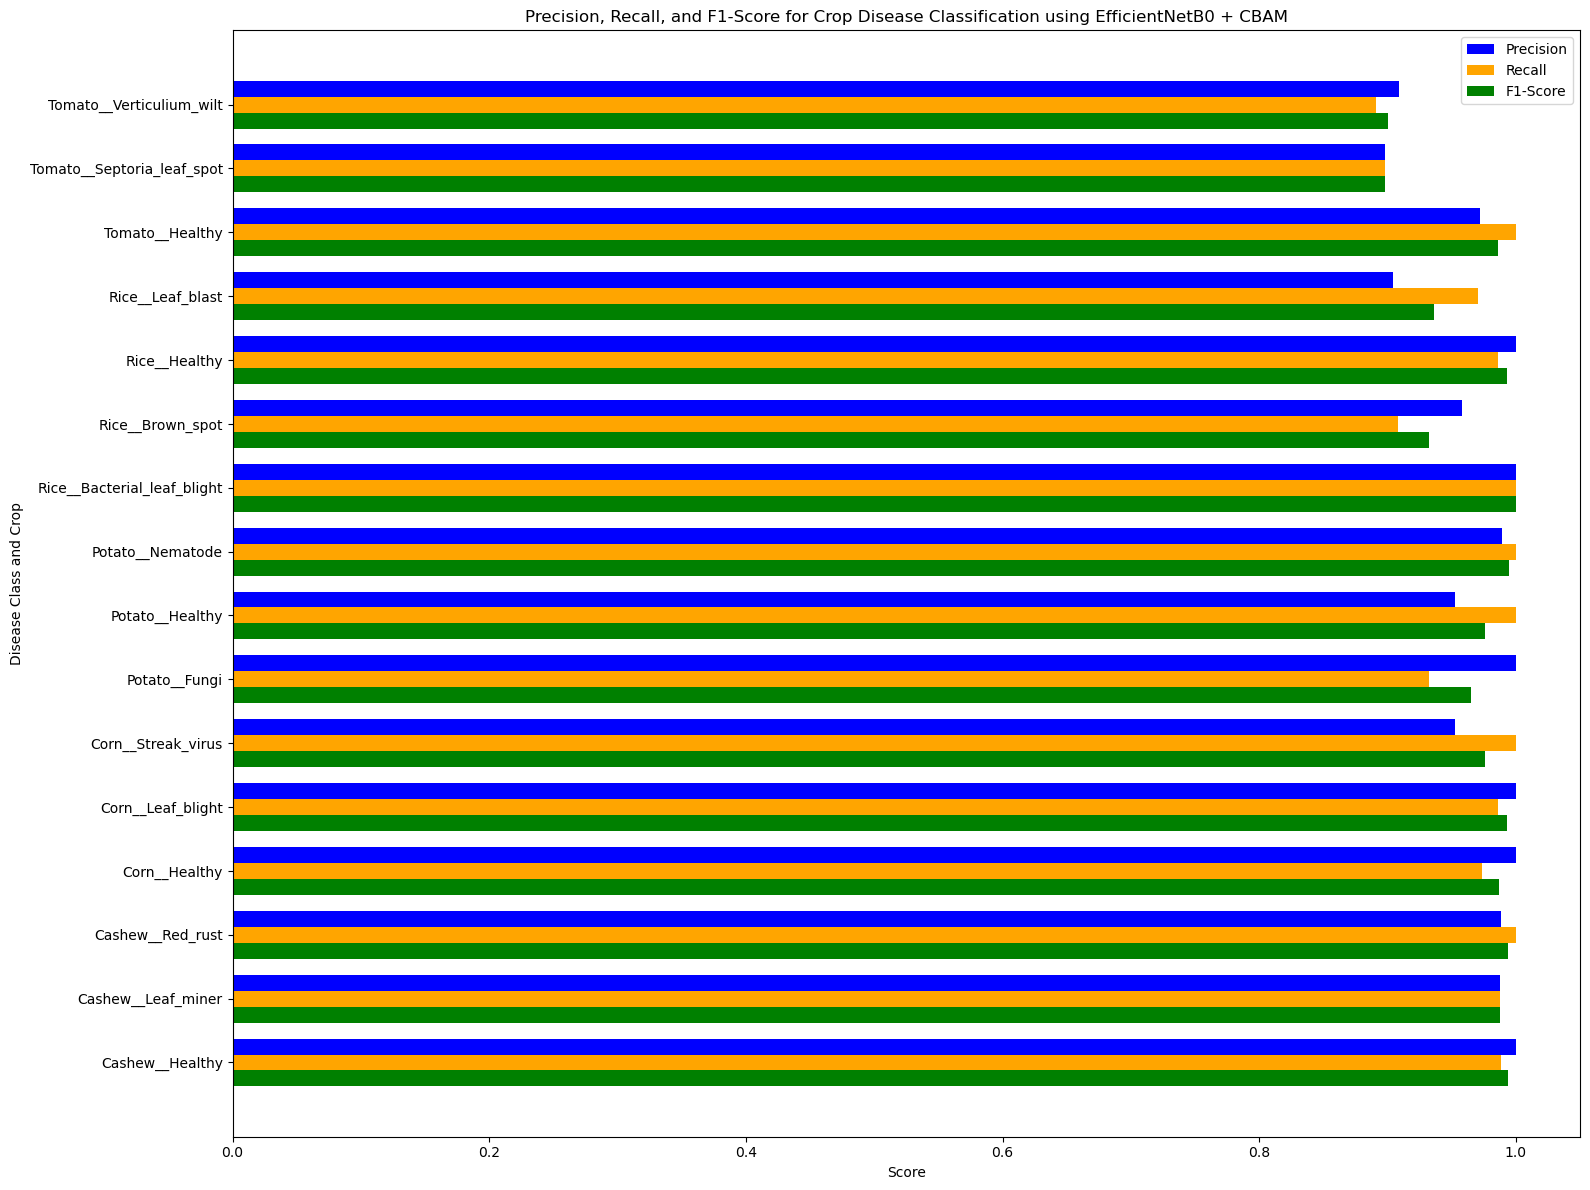
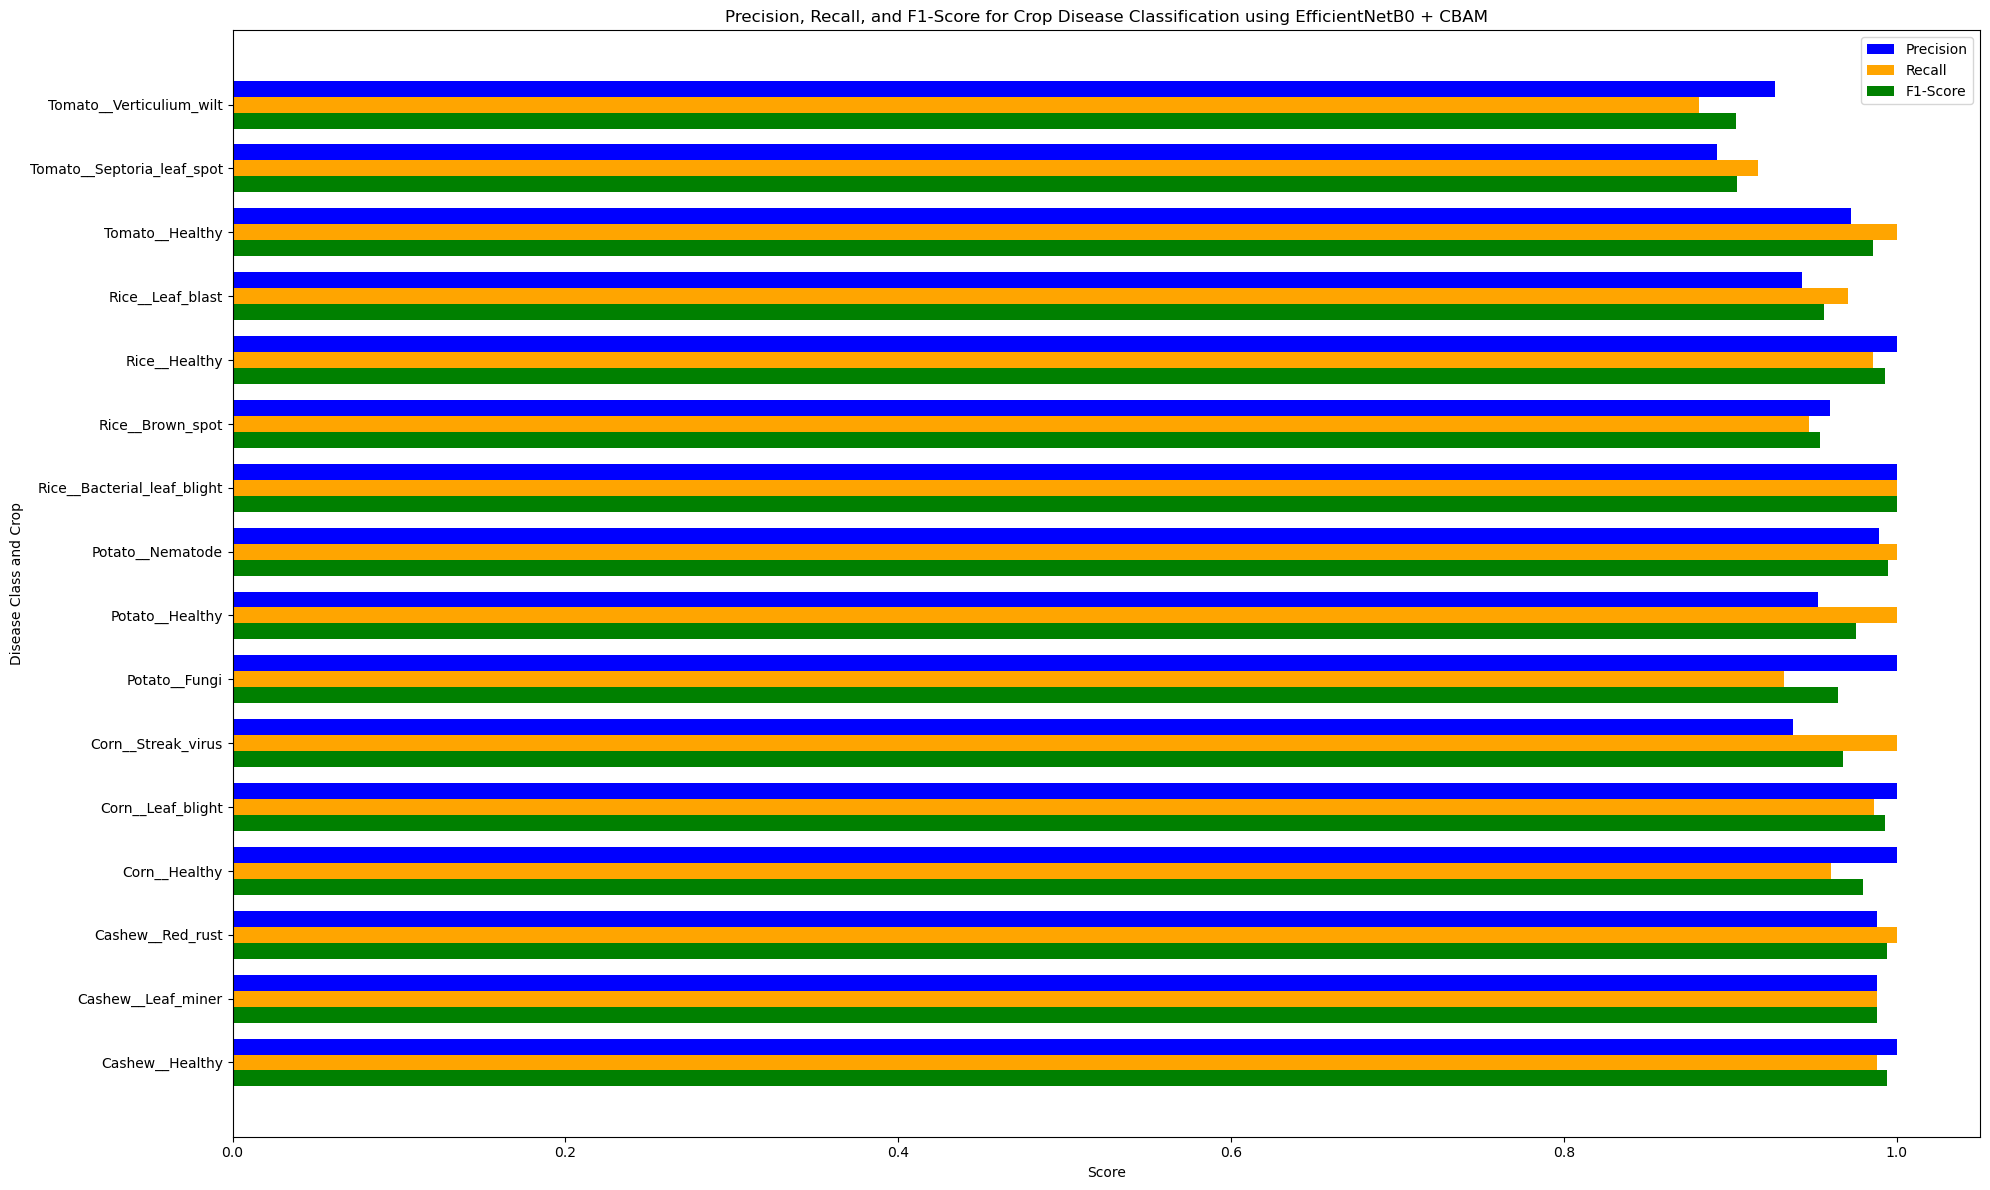
The notebook cell's code change between the first figure and the second:
--- before
+++ after
@@ -5,5 +5,5 @@
 width = 0.25
 
-plt.figure(figsize=(16, 12))
+plt.figure(figsize=(24, 12))
 plt.barh(y + width, precisions, width, label='Precision', color='blue')
 plt.barh(y, recalls, width, label='Recall', color='orange')

Commit: Increased witdth of the figure size